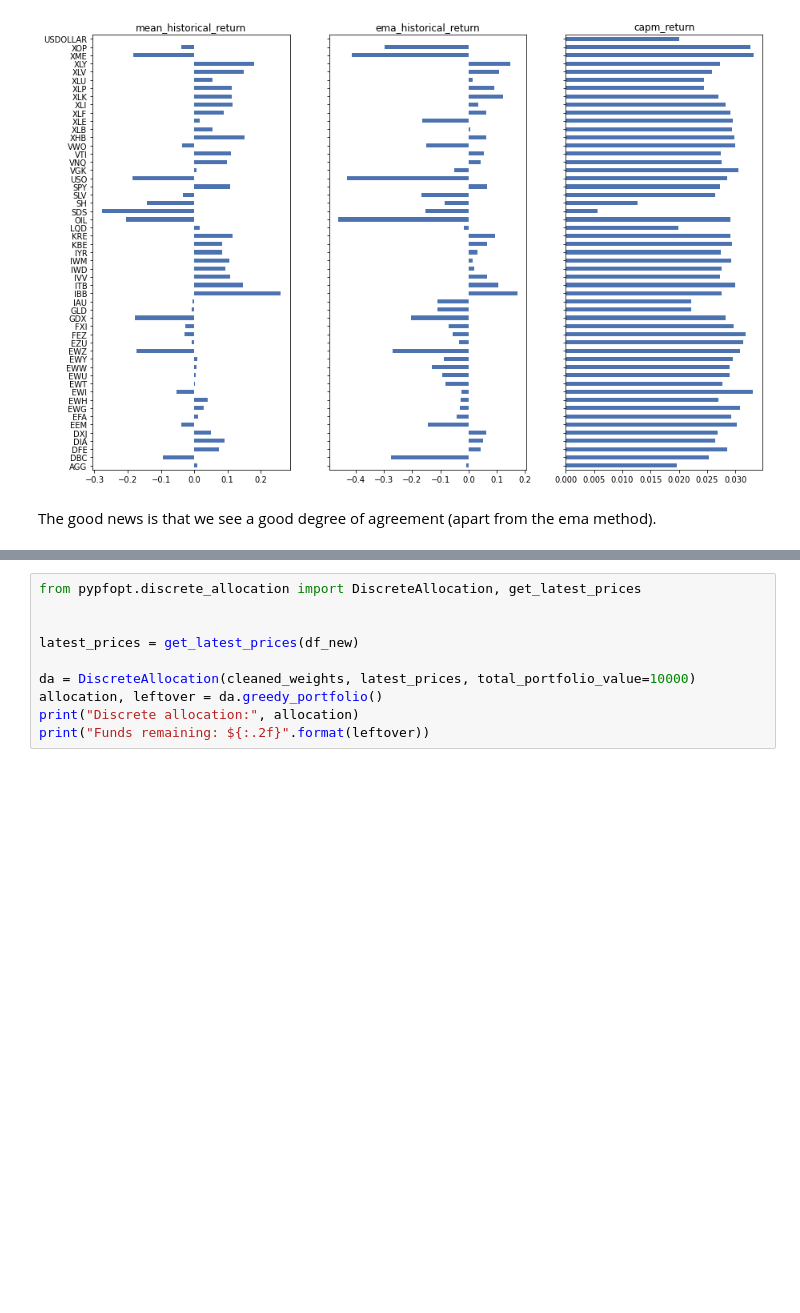
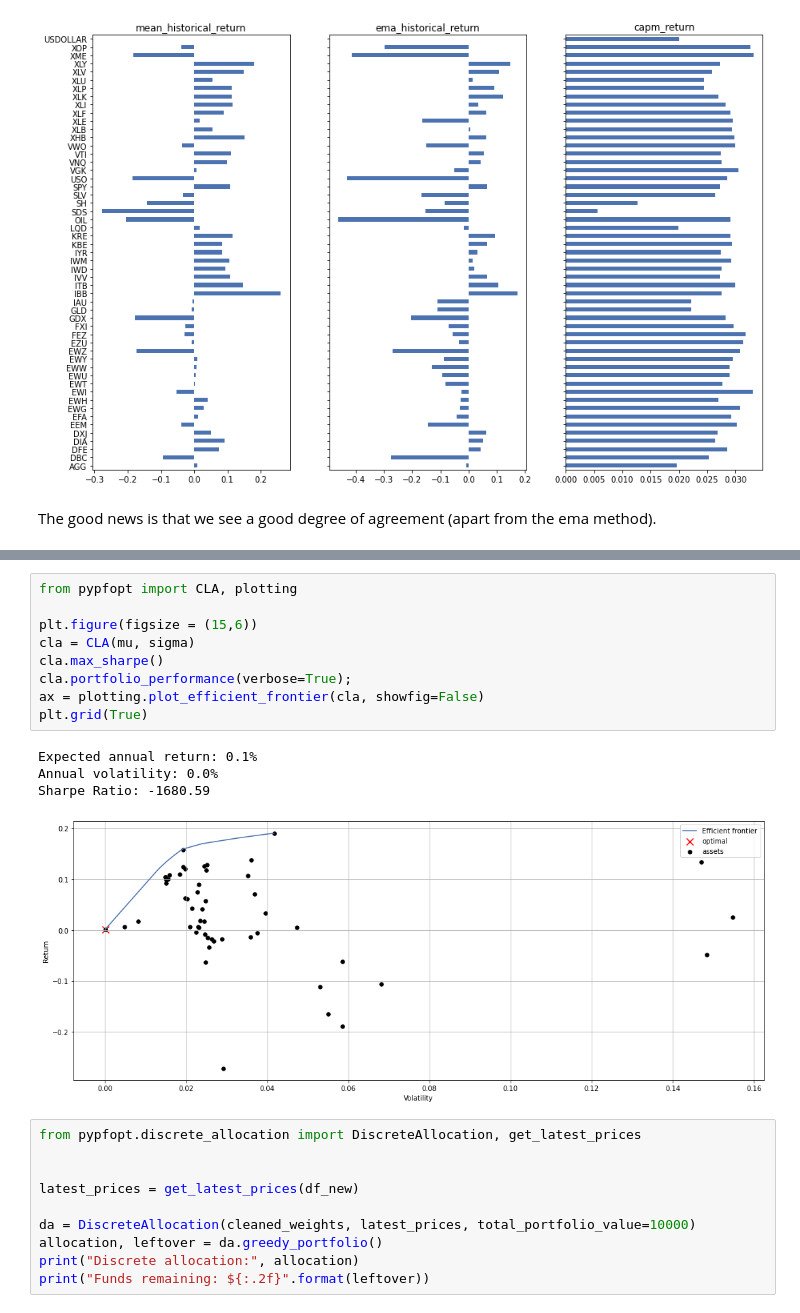
Before and after one commit to saritmaitra/mathematical_optimization_model, a Jupyter notebook: mathematical_optimization.ipynb, the cells around one changed output, grey strips where cells are left out. Saved outputs shown, nothing was run; the diff lists cells and outputs as text; blank space fills up the shorter version.

```diff
--- a/mathematical_optimization.ipynb
+++ b/mathematical_optimization.ipynb
@@ -304,6 +304,20 @@ Expected annual return: 13.9%
 Annual volatility: 14.0%
 Sharpe Ratio: 0.85
 (0.13871685700118178, 0.14027954052740446, 0.8462877519761316)
+# %%
+from pypfopt import CLA, plotting
+
+plt.figure(figsize = (15,6))
+cla = CLA(mu, sigma)
+cla.max_sharpe()
+cla.portfolio_performance(verbose=True);
+ax = plotting.plot_efficient_frontier(cla, showfig=False)
+plt.grid(True)
+# %% [output]
+Expected annual return: 0.1%
+Annual volatility: 0.0%
+Sharpe Ratio: -1680.59
+[figure, added]
 # %%
 from pypfopt.discrete_allocation import DiscreteAllocation, get_latest_prices
 
```
Also changed, not shown: parts of 14 cells of this notebook.
